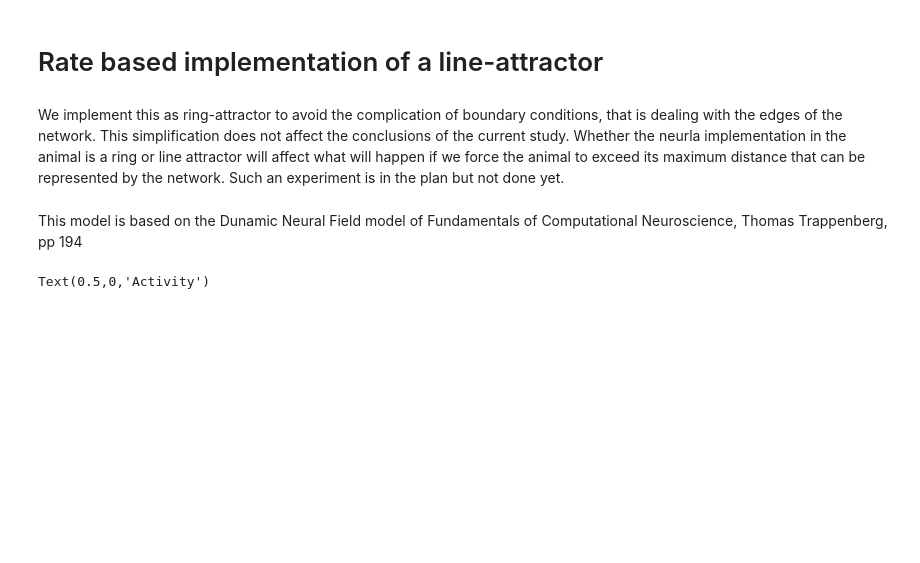
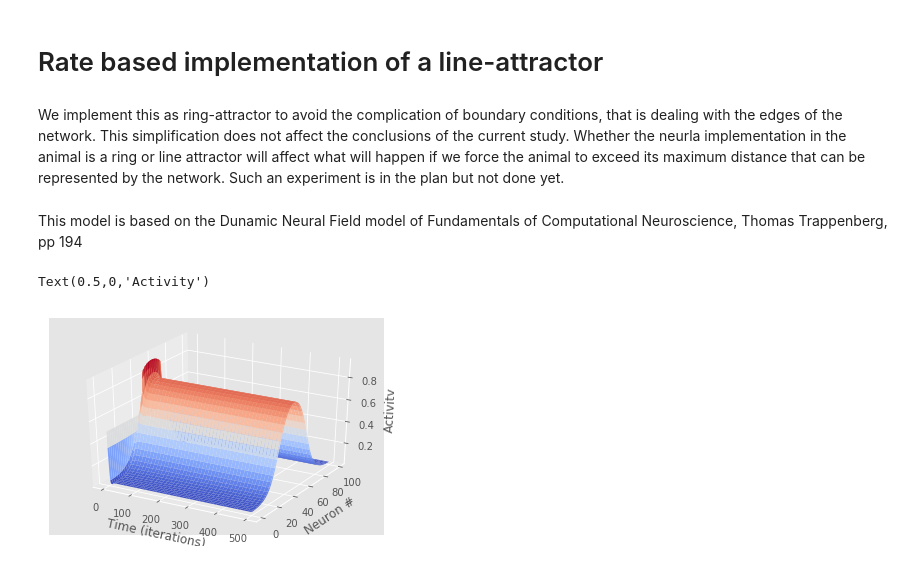
Before and after one commit to johnpi/Pisokas_Hennig_2022_Attractor_Based_Memory_old, a Jupyter notebook: line-attractor-rate-based.ipynb, the cells around one changed output. Saved outputs shown, nothing was run; the diff lists cells and outputs as text; code cells hidden in the pictures; blank space fills up the shorter version.

```diff
--- a/line-attractor-rate-based.ipynb
+++ b/line-attractor-rate-based.ipynb
@@ -28,22 +28,33 @@ dx = 2 * np.pi / nn   # Spatial resolution
 sig = 2 * np.pi / 10
 C = 0.5               # Inhibition strength
 # %%
-# Training the weight matrix
-neuron_id = range(nn) # 0:99
-i = np.array([neuron_id]).T  # Create a column vector. Use list in list because it has to be 2D to transpose it
-pat = np.zeros((nn, nn))
-for loc in neuron_id:
-    dis = np.minimum(np.abs(i-loc), nn - np.abs(i-loc)) # Circular distances
-    pat[:, loc] = np.exp(-(dx*dis) ** 2 / (2 * sig**2)).reshape((1, -1)) # Reshape to 1D vector before assignment
+class WeightMatrixGenerator(object):
 
-# Calculate the weight matrix
-w = np.matmul(pat, pat.T)
-w = w / w[1, 1] # Normalise
-w = 4 * (w - C) # Add inhibition and scale
+    @staticmethod
+    def train_weight_matrix(nn, dx, sig, C):
+        """ Train weights matrix. Equivalent to global inhibition with
+            gaussian shaped excitation of nearest neighbours.
+            nn : Number of neurons
+            C  : Strength of inhibition
+            w  : (Returns) a square nnxnn weight matrix
+            Method used by Dynamic Neural Field model of Fundamentals of
+            Computational Neuroscience, Thomas Trappenberg, pp 194. """
+        neuron_id = range(nn)       # Neuron numbering 0:99
+        i = np.array([neuron_id]).T # Create a column vector. Use list in list because it has to be 2D to transpose it
+        pat = np.zeros((nn, nn))    # Trainning patterns
+        for loc in neuron_id:       # For every neuron in the list
+            dis = np.minimum(np.abs(i-loc), nn - np.abs(i-loc)) # Circular distances
+            pat[:, loc] = np.exp(-(dx*dis) ** 2 / (2 * sig**2)).reshape((1, -1)) # Reshape to 1D vector before assignment
 
-# Arrays to record values into
-tall = np.empty((0, 1))
-rall = np.empty((0, nn))
+        # Calculate the weight matrix
+        w = np.matmul(pat, pat.T)
+        w = w / w[1, 1] # Normalise
+        w = 4 * (w - C) # Add inhibition and scale
+
+        return w
+# %%
+# Training the weight matrix
+w = WeightMatrixGenerator.train_weight_matrix(nn, dx, sig, C)
 # %%
 def rnn_ode(t, u):
     ''' The right hand side of the differential equation '''
@@ -55,6 +66,10 @@ def rnn_ode(t, u):
     udot = tau_inv * (-u + sum1 + I_ext)
     return udot
 # %%
+# Arrays to record values into
+tall = np.empty((0, 1))
+rall = np.empty((0, nn))
+
 # Update with localised input
 # integration period
 I_ext = np.zeros(nn)
@@ -73,31 +88,32 @@ r = 1 / (1 + np.exp(-u))
 tall = np.vstack((tall, t.reshape(1, -1).T))
 rall = np.vstack((rall, r.T))
 
 # Update without input
 I_ext = np.zeros(nn)
 t_simulation_start = 10
 t_simulation_end = 500
 t_simulation = (t_simulation_start, t_simulation_end)
 init_value = u[:,-1] # The new initial value is the last state
 solution = integrate.solve_ivp(rnn_ode, t_simulation, init_value, 'RK45')
 t = solution.t
 u = solution.y
 # Calculate firing rates
 r = 1 / (1 + np.exp(-u))
 
 # Record data
 tall = np.vstack((tall, t.reshape(1, -1).T))
 rall = np.vstack((rall, r.T))
 
 # Plot the results
 fig = plt.figure()
 ax = fig.add_subplot(111, projection='3d')
 X, Y = np.meshgrid(tall, range(nn))
 ax.plot_surface(X, Y, rall.T, cmap=cm.coolwarm,
                        linewidth=1, antialiased=True)
 
-ax.set_xlabel('Time (s)')
+ax.set_xlabel('Time (iterations)')
 ax.set_ylabel('Neuron #')
 ax.set_zlabel('Activity')
 # %% [output]
 Text(0.5,0,'Activity')
+[figure, added]
```
Also changed, not shown: parts of 1 cell of this notebook.
